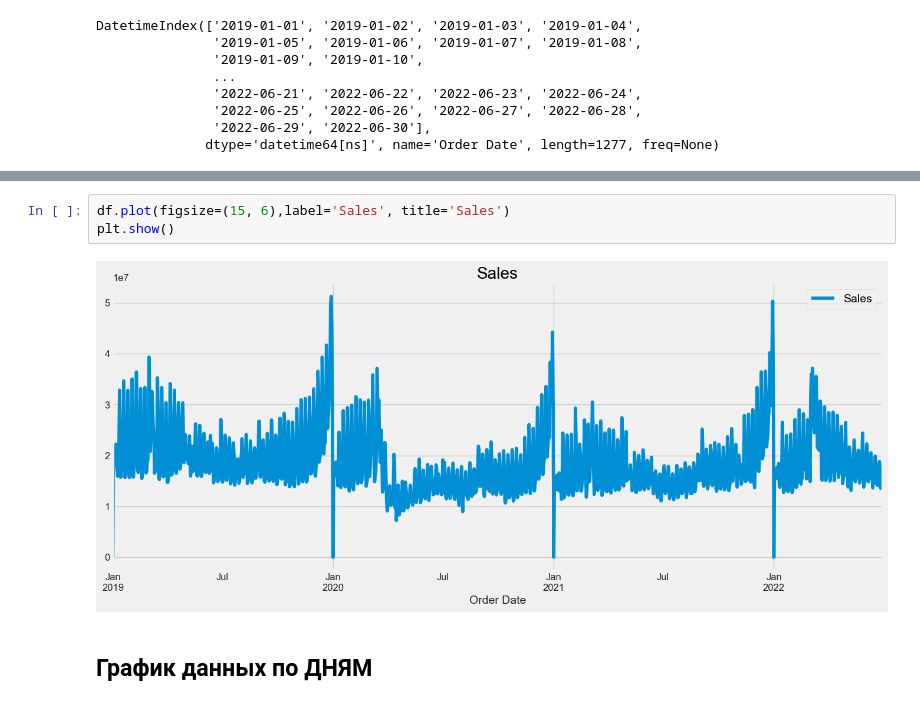
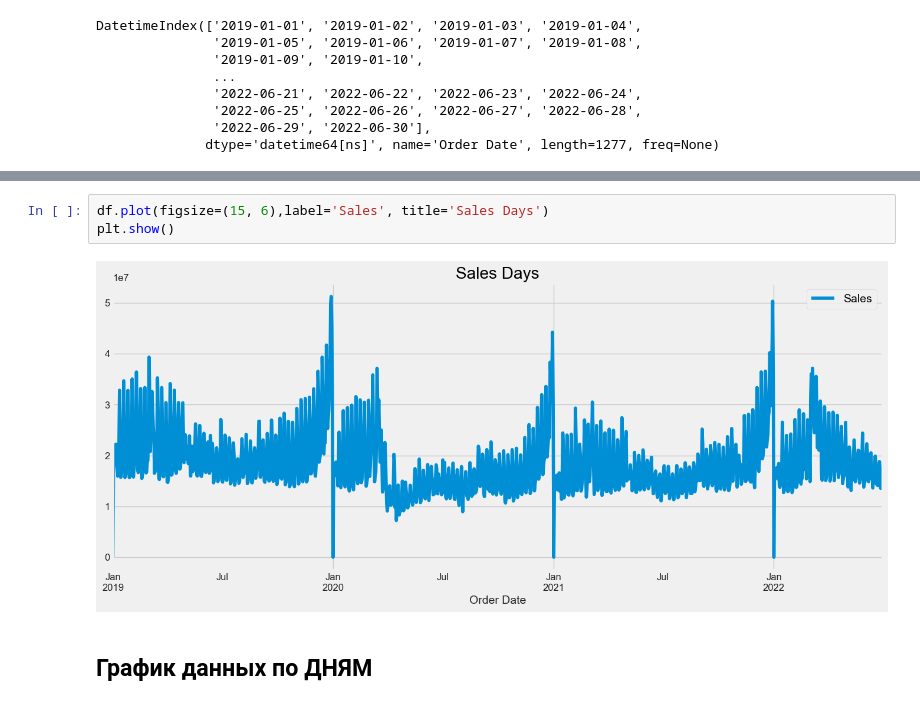
Before and after one commit to OriginalModo/FORECAST_TESTT, a Jupyter notebook: Forecast_Sales.ipynb, the cells around one changed output, grey strips where cells are left out. Drawn from its saved outputs; the diff is of its cells as text.

```diff
--- a/Retail_Forecast.ipynb
+++ b/Forecast_Sales.ipynb
@@ -86,8 +98,8 @@ DatetimeIndex(['2019-01-01', '2019-01-02', '2019-01-03', '2019-01-04',
 # %%
-df.plot(figsize=(15, 6),label='Sales', title='Sales')
+df.plot(figsize=(15, 6),label='Sales', title='Sales Days')
 plt.show()
 # %% [output]
-[figure, old version]
+[figure, new version]
 # %% [markdown]
 ## График данных по ДНЯМ
 # %% [markdown]
```
Also changed, not shown: parts of 7 cells of this notebook.
